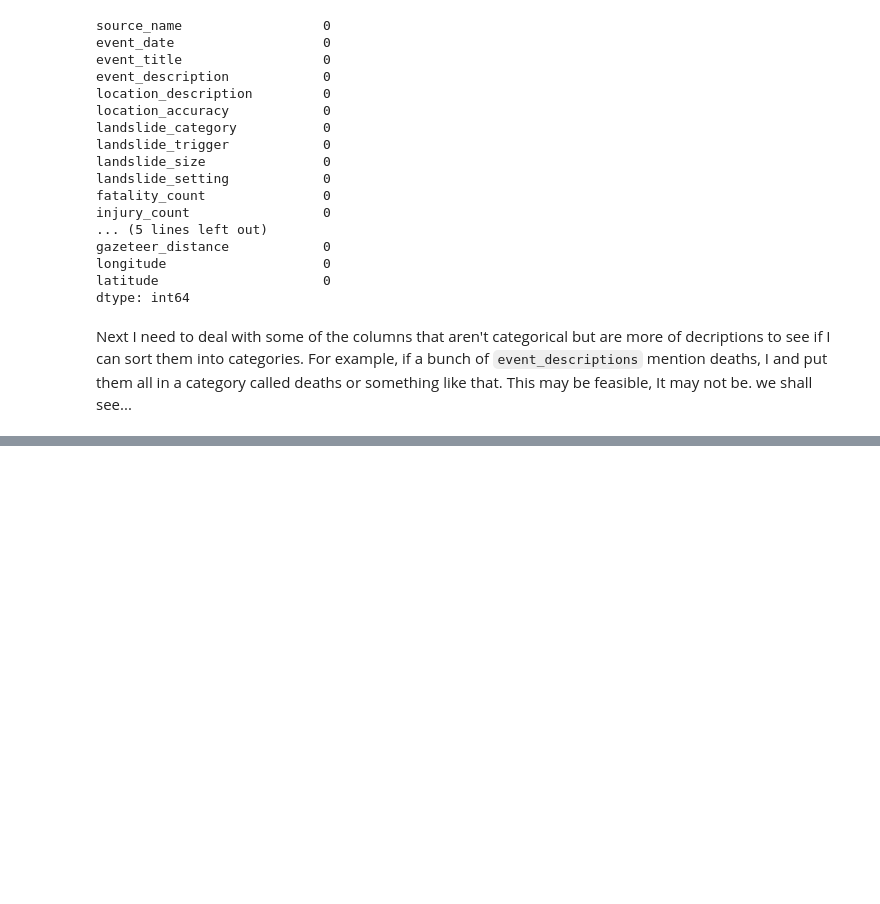
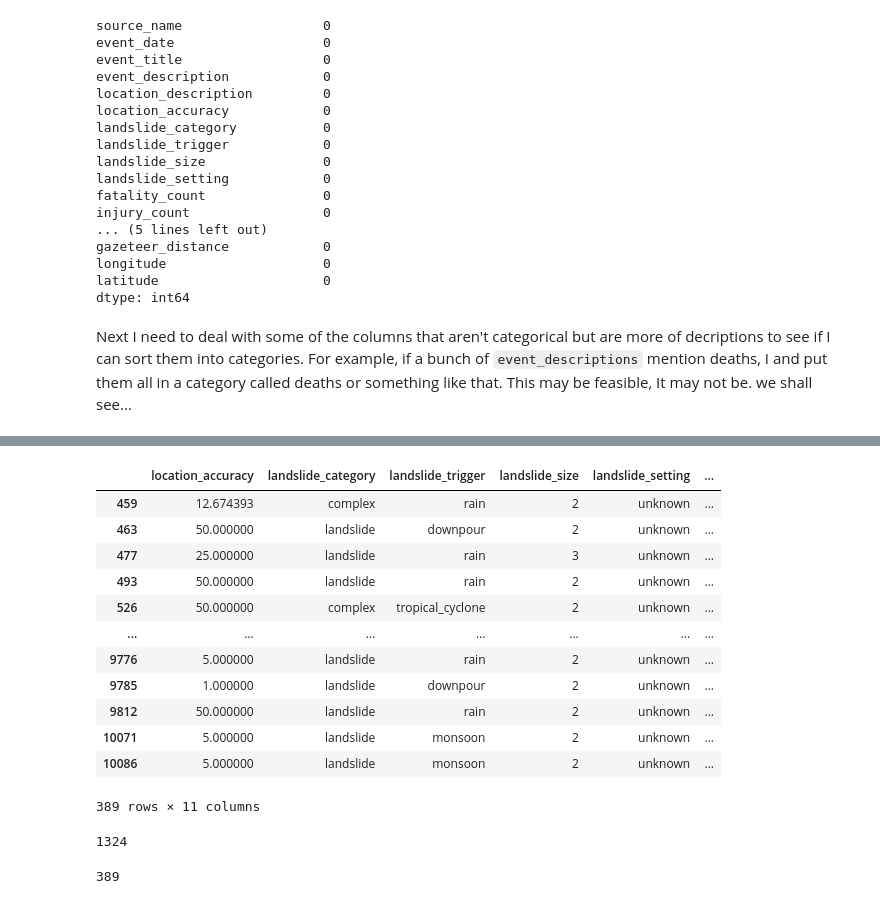
Before and after one commit to rsfellman/ST558FinalProject, a Jupyter notebook: cleaning_and_eda.ipynb, the cells around one changed output, grey strips where cells are left out. Drawn from its saved outputs; the diff is of its cells as text; code cells hidden in the pictures; blank space fills up the shorter version.

```diff
--- a/cleaning_and_eda.ipynb
+++ b/cleaning_and_eda.ipynb
@@ -316,0 +443,27 @@ ModuleNotFoundError: No module named 'spacy'
+# %%
+fatality_unknown_with_pred = fatality_unknown
+fatality_unknown_with_pred['fatality_pred'] = fat_unknown_preds
+# %%
+fatality_unknown_with_pred
+# %% [output]
+|  | location_accuracy | landslide_category | landslide_trigger | landslide_size | landslide_setting | ... |
+| 459 | 12.674393 | complex | rain | 2 | unknown | ... |
+| 463 | 50.000000 | landslide | downpour | 2 | unknown | ... |
+| 477 | 25.000000 | landslide | rain | 3 | unknown | ... |
+| 493 | 50.000000 | landslide | rain | 2 | unknown | ... |
+| 526 | 50.000000 | complex | tropical_cyclone | 2 | unknown | ... |
+| ... | ... | ... | ... | ... | ... | ... |
+| 9776 | 5.000000 | landslide | rain | 2 | unknown | ... |
+| 9785 | 1.000000 | landslide | downpour | 2 | unknown | ... |
+| 9812 | 50.000000 | landslide | rain | 2 | unknown | ... |
+| 10071 | 5.000000 | landslide | monsoon | 2 | unknown | ... |
+| 10086 | 5.000000 | landslide | monsoon | 2 | unknown | ... |
+389 rows × 11 columns
+# %%
+len(deaths_unknown)
+# %% [output]
+1324
+# %%
+len(fatality_unknown_with_pred)
+# %% [output]
+389
```
Also changed, not shown: parts of 43 cells of this notebook, 7 other files.
